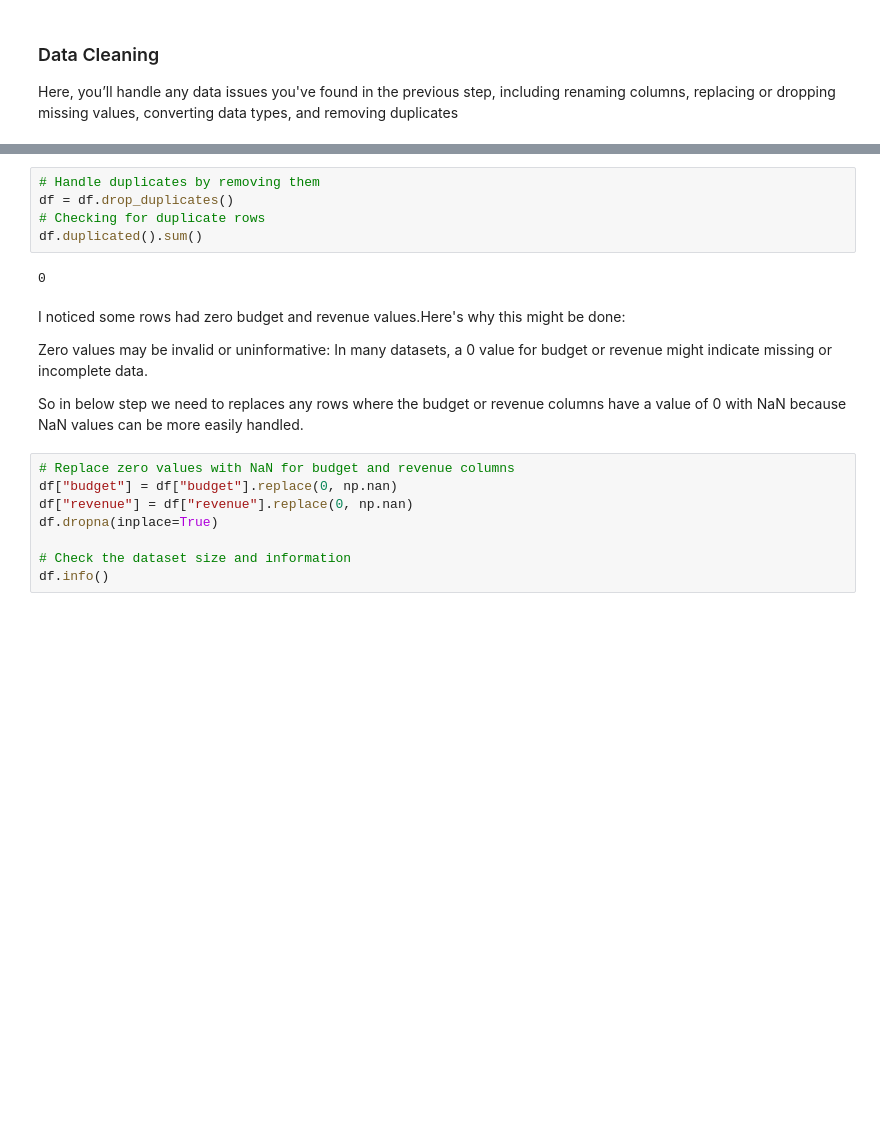
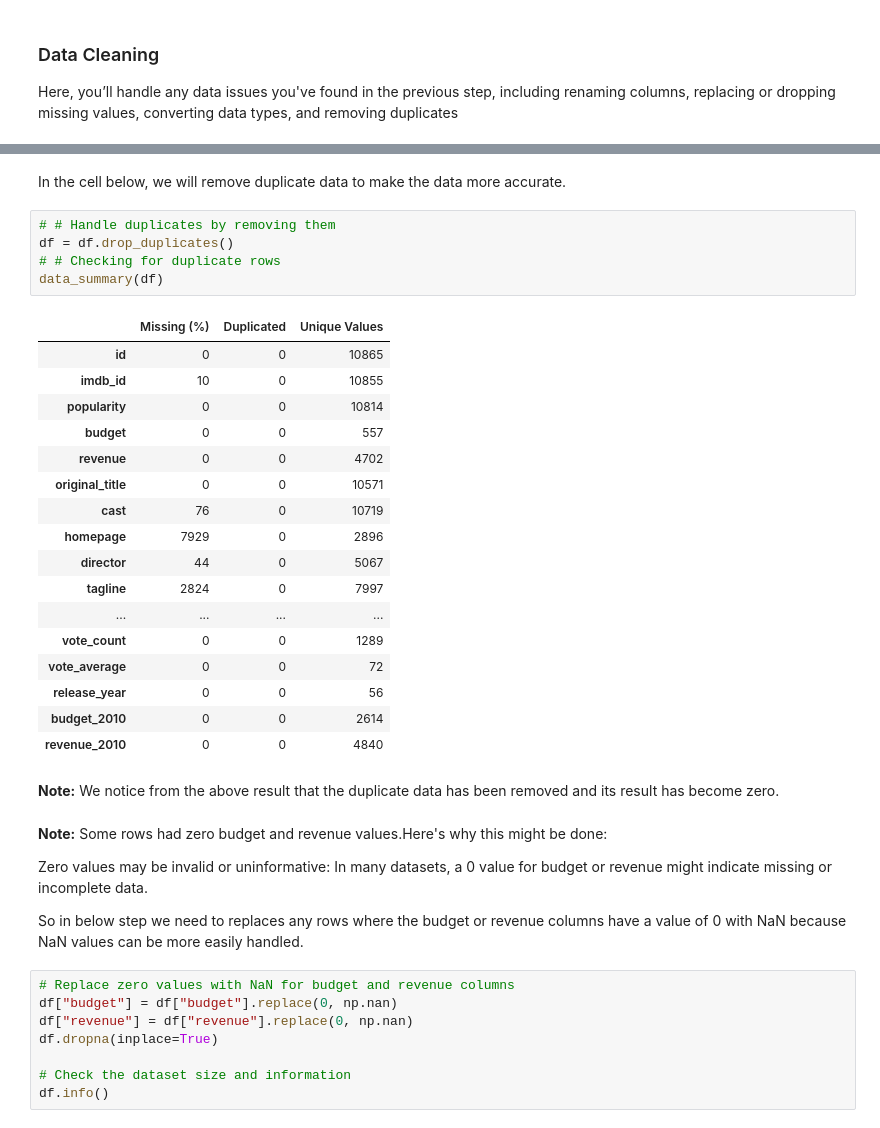
Before and after one commit to AnasNimer0/DataAnalysis, a Jupyter notebook: Investigate_a_Dataset.ipynb, the cells around one changed output, grey strips where cells are left out. Drawn from its saved outputs; the diff is of its cells as text; blank space fills up the shorter version.

```diff
--- a/Investigate_a_Dataset.ipynb
+++ b/Investigate_a_Dataset.ipynb
@@ -214,15 +214,36 @@ df.describe()
 | 50% | 20669.000000 | 0.383856 | 0.000000e+00 | 0.000000e+00 | 99.000000 | 38.000000 | 6.000000 | 2006.000000 | 0.000000e+00 | ... |
 | 75% | 75610.000000 | 0.713817 | 1.500000e+07 | 2.400000e+07 | 111.000000 | 145.750000 | 6.600000 | 2011.000000 | 2.085325e+07 | ... |
 | max | 417859.000000 | 32.985763 | 4.250000e+08 | 2.781506e+09 | 900.000000 | 9767.000000 | 9.200000 | 2015.000000 | 4.250000e+08 | ... |
+# %% [markdown]
+In the cell below, we will remove duplicate data to make the data more accurate.
 # %%
-# Handle duplicates by removing them
+# # Handle duplicates by removing them
 df = df.drop_duplicates()
-# Checking for duplicate rows
-df.duplicated().sum()
+# # Checking for duplicate rows
+data_summary(df)
 # %% [output]
-0
+|  | Missing (%) | Duplicated | Unique Values |
+| id | 0 | 0 | 10865 |
+| imdb_id | 10 | 0 | 10855 |
+| popularity | 0 | 0 | 10814 |
+| budget | 0 | 0 | 557 |
+| revenue | 0 | 0 | 4702 |
+| original_title | 0 | 0 | 10571 |
+| cast | 76 | 0 | 10719 |
+| homepage | 7929 | 0 | 2896 |
+| director | 44 | 0 | 5067 |
+| tagline | 2824 | 0 | 7997 |
+| ... | ... | ... | ... |
+| vote_count | 0 | 0 | 1289 |
+| vote_average | 0 | 0 | 72 |
+| release_year | 0 | 0 | 56 |
+| budget_2010 | 0 | 0 | 2614 |
+| revenue_2010 | 0 | 0 | 4840 |
+# %% [markdown]
+**Note:** We notice from the above result that the duplicate data has been removed and its result has become zero.
 # %% [markdown]
-I noticed some rows had zero budget and revenue values.Here's why this might be done:
+**Note:**
+Some rows had zero budget and revenue values.Here's why this might be done:
 
 Zero values may be invalid or uninformative: In many datasets, a 0 value for budget or revenue might indicate missing or incomplete data.
 
```
Also changed, not shown: parts of 33 cells of this notebook.
